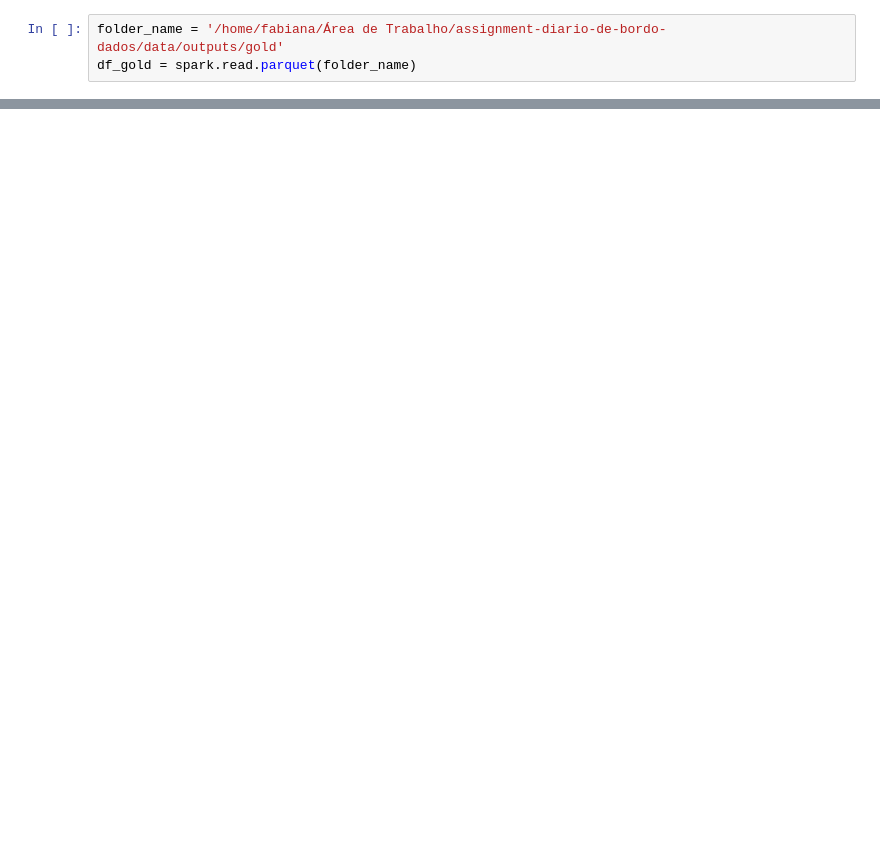
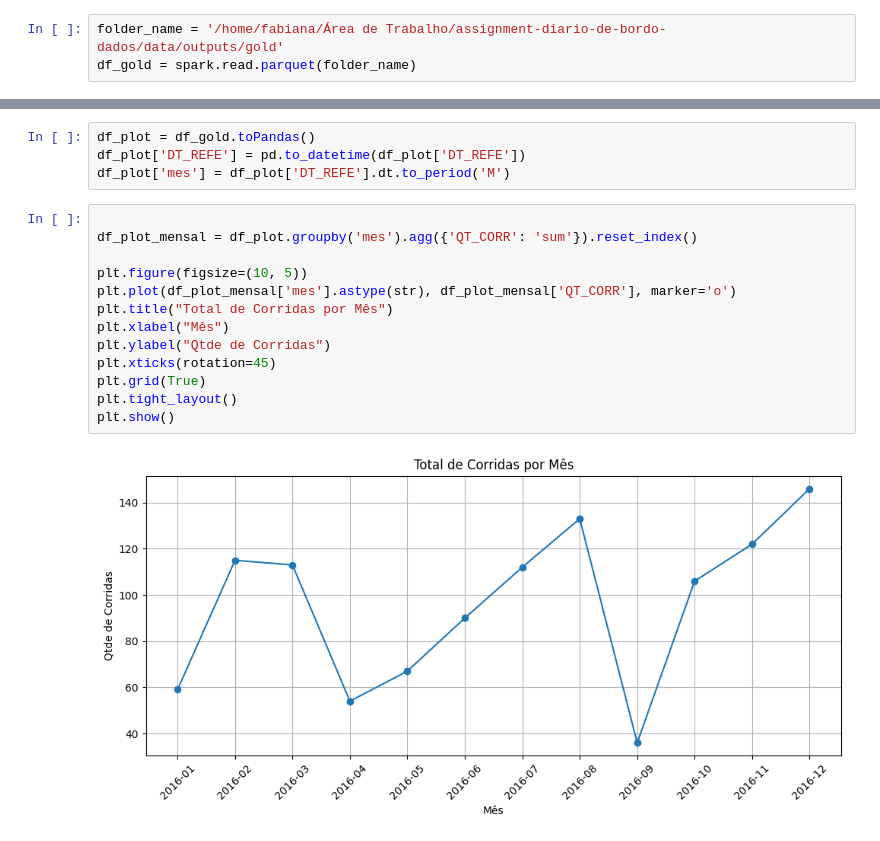
Before and after one commit to FabianaAndrade/assignment-diario-de-bordo-dados, a Jupyter notebook: exploration/data_exploration_gold.ipynb, the cells around one changed output, grey strips where cells are left out. Cells and saved outputs as stored; diff of their text form; blank space fills up the shorter version.

```diff
--- a/exploration/data_exploration_gold.ipynb
+++ b/exploration/data_exploration_gold.ipynb
@@ -46,0 +48,19 @@ only showing top 20 rows
+# %%
+df_plot = df_gold.toPandas()
+df_plot['DT_REFE'] = pd.to_datetime(df_plot['DT_REFE'])
+df_plot['mes'] = df_plot['DT_REFE'].dt.to_period('M')
+# %%
+
+df_plot_mensal = df_plot.groupby('mes').agg({'QT_CORR': 'sum'}).reset_index()
+
+plt.figure(figsize=(10, 5))
+plt.plot(df_plot_mensal['mes'].astype(str), df_plot_mensal['QT_CORR'], marker='o')
+plt.title("Total de Corridas por Mês")
+plt.xlabel("Mês")
+plt.ylabel("Qtde de Corridas")
+plt.xticks(rotation=45)
+plt.grid(True)
+plt.tight_layout()
+plt.show()
+# %% [output]
+[figure, added]
```
Also changed, not shown: parts of 6 cells of this notebook, 1 other file.
